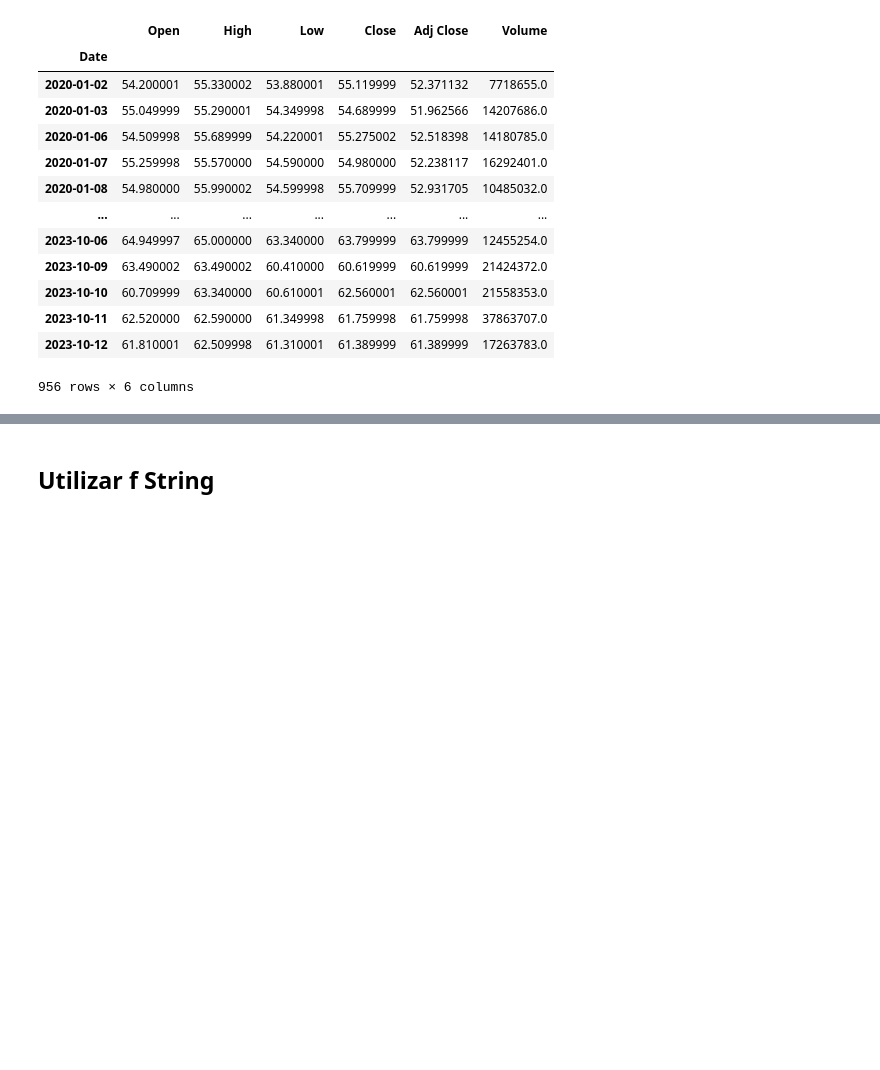
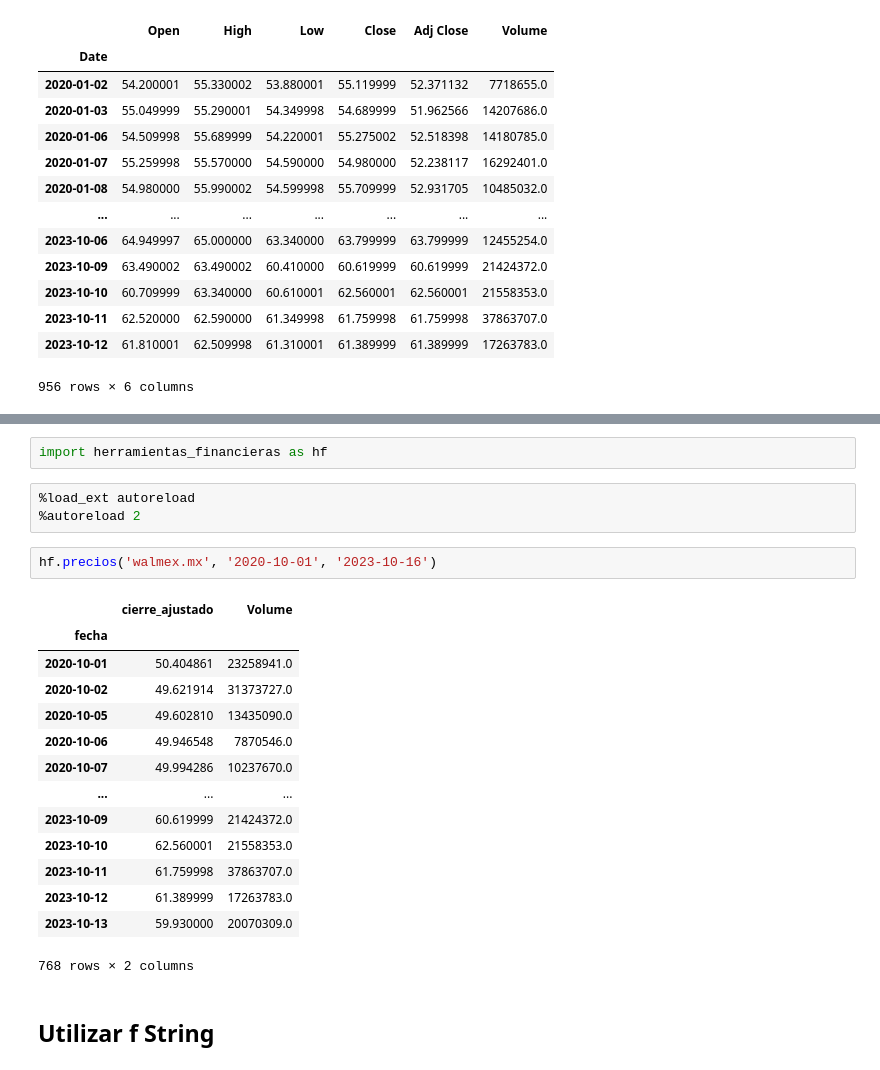
Before and after one commit to carlosdeoncedos/CienciaDatosFinanzas2023_09_lunes, a Jupyter notebook: Sesion_6.ipynb, the cells around one changed output, grey strips where cells are left out. Saved outputs shown, nothing was run; the diff lists cells and outputs as text; blank space fills up the shorter version.

```diff
--- a/Sesion_6.ipynb
+++ b/Sesion_6.ipynb
@@ -208,3 +215,25 @@ def precios(accion, fecha1, fecha2, periodo='1d'):
+# %%
+import herramientas_financieras as hf
+# %%
+%load_ext autoreload
+%autoreload 2
+# %%
+hf.precios('walmex.mx', '2020-10-01', '2023-10-16')
+# %% [output]
+|  | cierre_ajustado | Volume |
+| fecha |  |  |
+| 2020-10-01 | 50.404861 | 23258941.0 |
+| 2020-10-02 | 49.621914 | 31373727.0 |
+| 2020-10-05 | 49.602810 | 13435090.0 |
+| 2020-10-06 | 49.946548 | 7870546.0 |
+| 2020-10-07 | 49.994286 | 10237670.0 |
+| ... | ... | ... |
+| 2023-10-09 | 60.619999 | 21424372.0 |
+| 2023-10-10 | 62.560001 | 21558353.0 |
+| 2023-10-11 | 61.759998 | 37863707.0 |
+| 2023-10-12 | 61.389999 | 17263783.0 |
+| 2023-10-13 | 59.930000 | 20070309.0 |
+768 rows × 2 columns
 # %% [markdown]
 ## Utilizar f String
 # %% [markdown]
```
Also changed, not shown: parts of 2 cells of this notebook.
